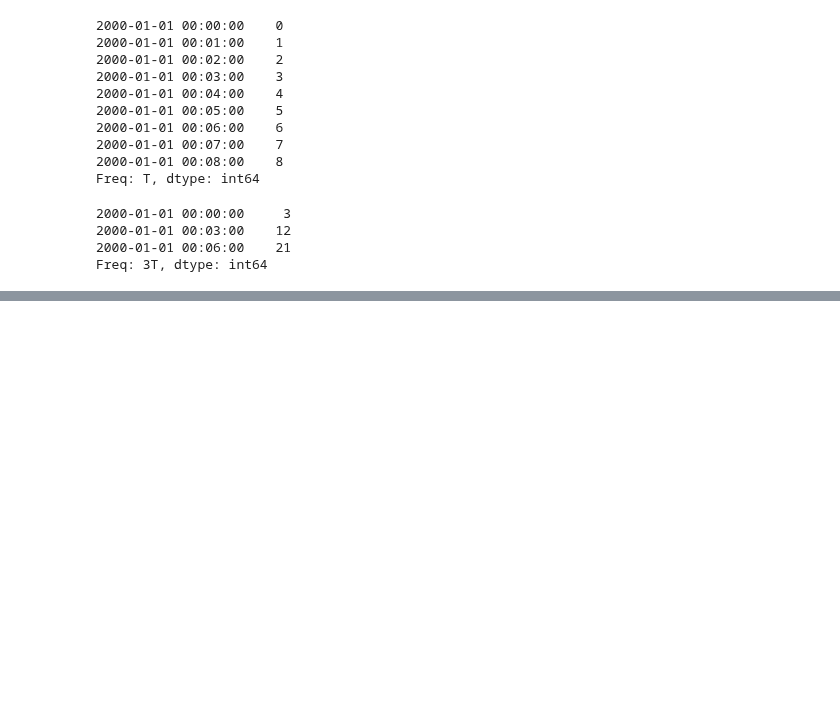
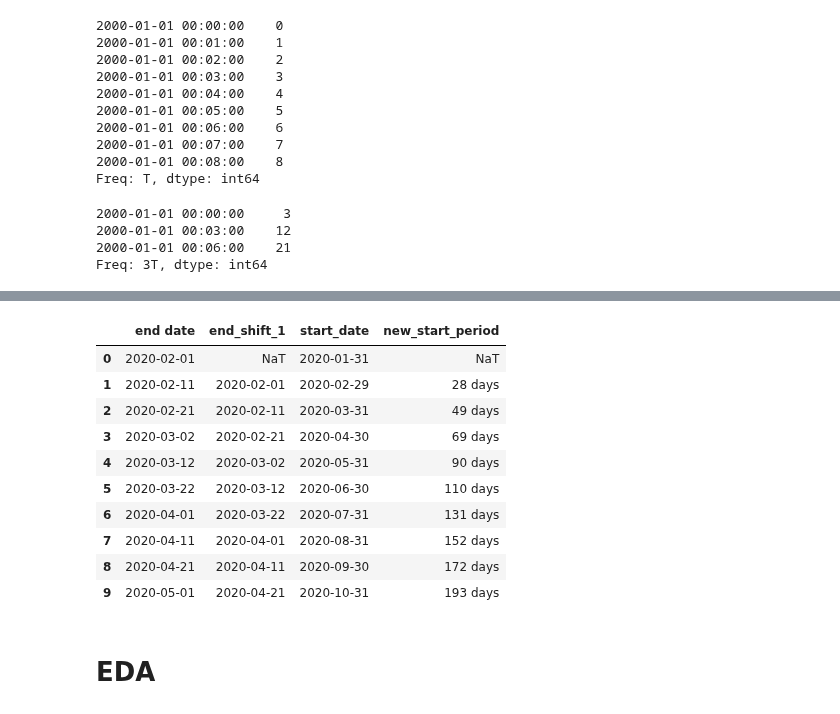
Before and after one commit to gabrielwithappy/python_study, a Jupyter notebook: Python_Basic.ipynb, the cells around one changed output, grey strips where cells are left out. Saved outputs shown, nothing was run; the diff lists cells and outputs as text; code cells hidden in the pictures; blank space fills up the shorter version.

```diff
--- a/Python_Basic.ipynb
+++ b/Python_Basic.ipynb
@@ -1871,0 +1940,29 @@ Freq: 3T, dtype: int64
+# %%
+# shift를 이용한 기간 계산하기
+dates_start = pd.date_range('2020-1-5',periods=10,freq='M')
+dates_end =  pd.date_range('2020-2-1',periods=10,freq='10D')
+type(dates_start)
+df = pd.DataFrame({'start_date' : dates_start,
+                  'end date' : dates_end})
+# df.loc[0, 'end date'] = pd.NaT
+df
+
+# differnce previous end and current start
+df['end_shift_1'] = df['end date'].shift(1)
+df = df[[ 'end date', 'end_shift_1','start_date' ]]
+df['new_start_period'] = df['start_date'] - df['end_shift_1']
+df
+# %% [output]
+|  | end date | end_shift_1 | start_date | new_start_period |
+| 0 | 2020-02-01 | NaT | 2020-01-31 | NaT |
+| 1 | 2020-02-11 | 2020-02-01 | 2020-02-29 | 28 days |
+| 2 | 2020-02-21 | 2020-02-11 | 2020-03-31 | 49 days |
+| 3 | 2020-03-02 | 2020-02-21 | 2020-04-30 | 69 days |
+| 4 | 2020-03-12 | 2020-03-02 | 2020-05-31 | 90 days |
+| 5 | 2020-03-22 | 2020-03-12 | 2020-06-30 | 110 days |
+| 6 | 2020-04-01 | 2020-03-22 | 2020-07-31 | 131 days |
+| 7 | 2020-04-11 | 2020-04-01 | 2020-08-31 | 152 days |
+| 8 | 2020-04-21 | 2020-04-11 | 2020-09-30 | 172 days |
+| 9 | 2020-05-01 | 2020-04-21 | 2020-10-31 | 193 days |
+# %% [markdown]
+# EDA
```
Also changed, not shown: parts of 11 cells of this notebook.
